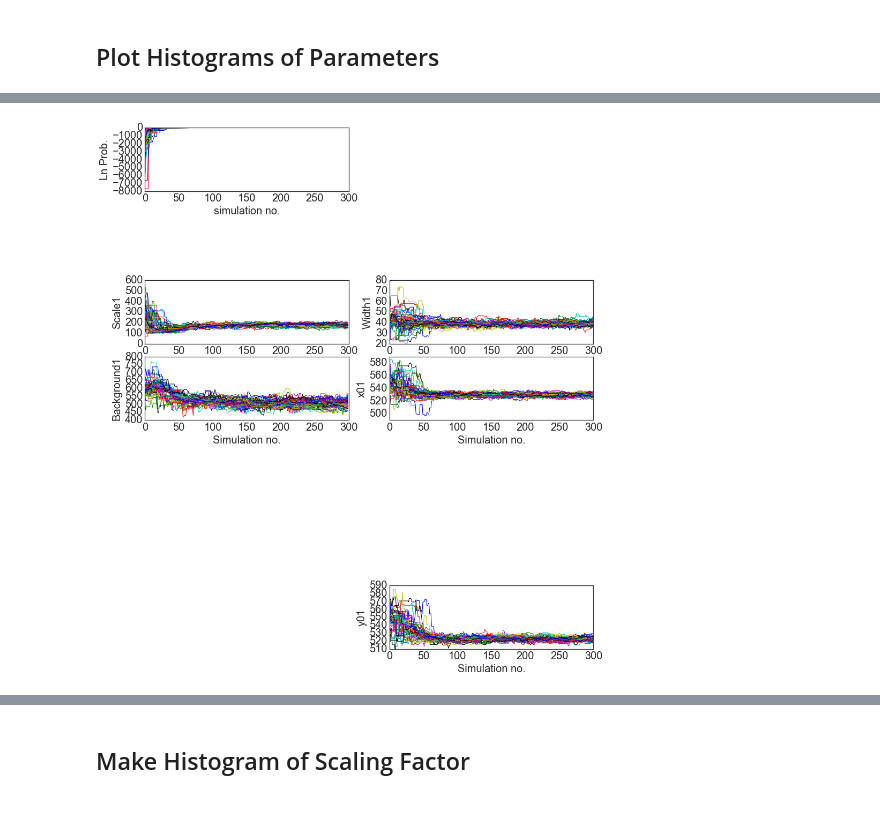
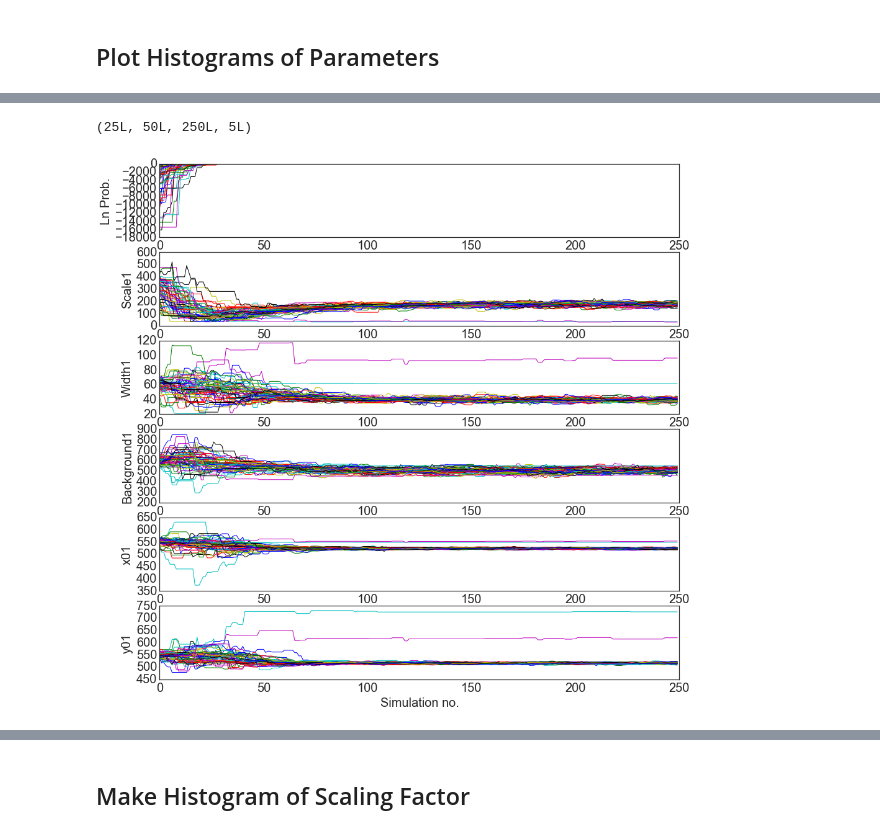
Before and after one commit to Eflom/LG_Fitting, a Jupyter notebook: Ensemble MCMC Fitting Routine.ipynb, the cells around one changed output, grey strips where cells are left out. Saved outputs shown, nothing was run; the diff lists cells and outputs as text; code cells hidden in the pictures.

```diff
--- a/Ensemble MCMC Fitting Routine.ipynb
+++ b/Ensemble MCMC Fitting Routine.ipynb
@@ -92,5 +76,5 @@ plt.plot(x, cross_section)
 # %%
-binfactor=4
+binfactor=16
 # %% [markdown]
 #  Monte Carlo Routine
 # %% [markdown]
@@ -207,7 +306,7 @@ def Main(data_to_fit, errors_to_fit, guesses, numsims=500, burnin=250, nwalkers=
     pos = [scale_i1]+[width_i1]+[baseline_i1]+[x0_i1]+[y0_i1]
     posNew=(np.array(pos)).T
 
-    sampler = emcee.EnsembleSampler(nwalkers, ndim, log_posterior, args=[data_to_fit, errors_to_fit])
+    sampler = emcee.EnsembleSampler(nwalkers, ndim, log_posterior1, args=[data_to_fit, errors_to_fit])
     %time sampler.run_mcmc(posNew, numsims) # %time is used to time this line of the function. It will print the CPU time in the output
 
     chain=sampler.chain
@@ -228,7 +327,7 @@ def Main(data_to_fit, errors_to_fit, guesses, numsims=500, burnin=250, nwalkers=
     logPDF = [np.percentile(lnprob[:, burnin:numsims], 5), np.percentile(lnprob[:, burnin:numsims], 50), np.percentile(lnprob[:, burnin:numsims], 95)]
 
 
-    return acceptances, scale, width, background, x0, y0, logPDF, chain, lnprob, acceptance
+    return acceptances, scale, width, background, x0, y0, logPDF, chain, lnprob, acceptance, sampler.flatchain
 # %% [markdown]
 ## Calling the Main() within a For loop to analyze entire data series. Input initial guesses here.
 # %%
@@ -322,50 +556,53 @@ plt.ylabel('Acceptance Fraction')
+# %%
+print np.shape(chain)
+# %% [output]
+(25L, 50L, 250L, 5L)
 # %%
 ### Analyze walker movement for a specific trial number
 
-trial_to_examine = 6
-
+trial_to_examine = 1
+burnin_plot = 0
 
 index = np.arange(numsims)
 from matplotlib import pyplot
 trial_to_examine = 3
-burnin=0
 pylab.rcParams['figure.figsize'] = (15,20)
 for i in range(nwalkers):
-    pyplot.subplot(8,2,1)
-    plt.plot(index[burnin:], lnprob[trial_to_examine,i, burnin:numsims])
+    pyplot.subplot(8,1,1)
+    plt.plot(index[burnin_plot:], lnprob[trial_to_examine,i, burnin_plot:numsims])
     plt.xlabel('simulation no.')
     plt.ylabel('Ln Prob.')
 
-    pyplot.subplot(8,2,5)
-    plt.plot(index[burnin:], chain[trial_to_examine,i,burnin:numsims,0])
+    pyplot.subplot(8,1,2)
+    plt.plot(index[burnin_plot:], chain[trial_to_examine,i,burnin_plot:numsims,0])
     plt.xlabel('Simulation no.')
     plt.ylabel('Scale1')
 
-    pyplot.subplot(8,2,6)
-    plt.plot(index[burnin:], chain[trial_to_examine,i,burnin:numsims,1])
+    pyplot.subplot(8,1,3)
+    plt.plot(index[burnin_plot:], chain[trial_to_examine,i,burnin_plot:numsims,1])
     plt.xlabel('Simulation no.')
     plt.ylabel('Width1')
 
-    pyplot.subplot(8,2,7)
-    plt.plot(index[burnin:], chain[trial_to_examine,i,burnin:numsims,2])
+    pyplot.subplot(8,1,4)
+    plt.plot(index[burnin_plot:], chain[trial_to_examine,i,burnin_plot:numsims,2])
     plt.xlabel('Simulation no.')
     plt.ylabel('Background1')
 
-    pyplot.subplot(8,2,8)
-    plt.plot(index[burnin:], chain[trial_to_examine,i,burnin:numsims,3])
+    pyplot.subplot(8,1,5)
+    plt.plot(index[burnin_plot:], chain[trial_to_examine,i,burnin_plot:numsims,3])
     plt.xlabel('Simulation no.')
     plt.ylabel('x01')
 
-    pyplot.subplot(8,2,14)
-    plt.plot(index[burnin:], chain[trial_to_examine,i,burnin:numsims,4])
+    pyplot.subplot(8,1,6)
+    plt.plot(index[burnin_plot:], chain[trial_to_examine,i,burnin_plot:numsims,4])
     plt.xlabel('Simulation no.')
     plt.ylabel('y01')
 
 
 
 plt.show()
 # %% [output]
-[figure, old version]
+[figure, new version]
 # %%
 pylab.rcParams['figure.figsize'] = (20,0)
 for i in range(nwalkers):
```
Also changed, not shown: parts of 34 cells of this notebook, 1 other file.
